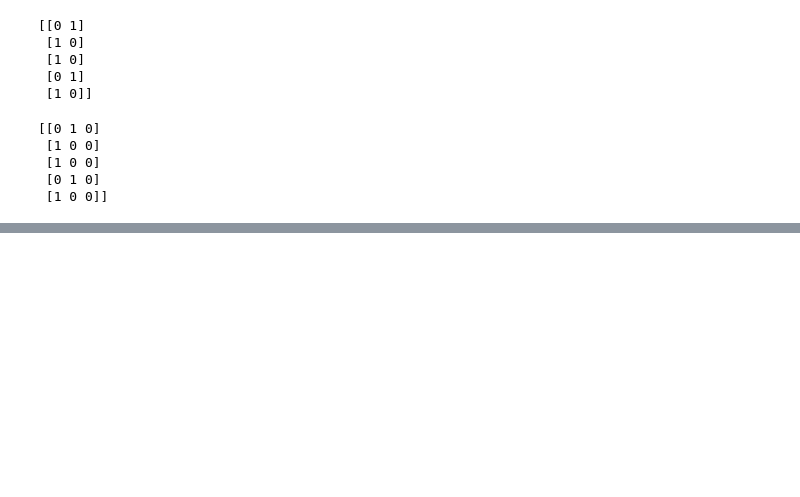
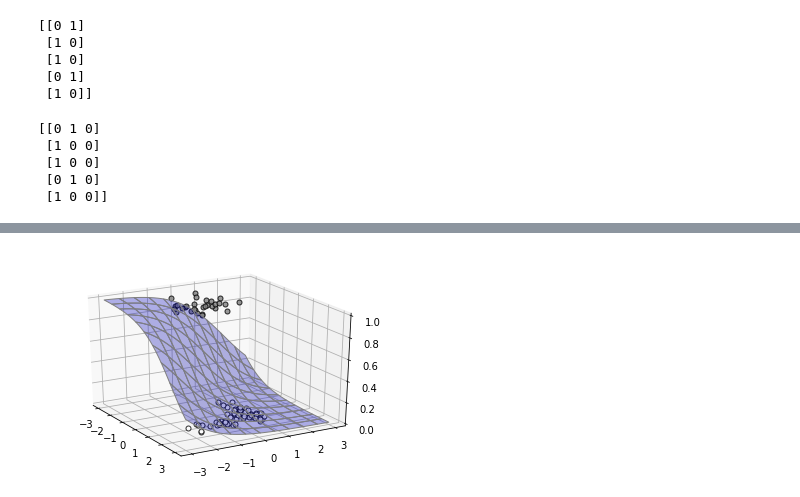
Before and after one commit to okmokm422/TIL, a Jupyter notebook: algorithm/new_ml/Chapter6 教師あり学習：分類.ipynb, the cells around one changed output, grey strips where cells are left out. Drawn from its saved outputs; the diff is of its cells as text; code cells hidden in the pictures; blank space fills up the shorter version.

```diff
--- a/algorithm/new_ml/Chapter6 教師あり学習：分類.ipynb
+++ b/algorithm/new_ml/Chapter6 教師あり学習：分類.ipynb
@@ -245,0 +275,25 @@ def show_data
+# %%
+# モデル３D表示
+from mpl_toolkits.mplot3d import axes3d
+
+def show3d_logistic2(ax, w):
+    xn = 50
+    x0 = np.linspace(X_range0[0], X_range0[1], xn)
+    x1 = np.linspace(X_range1[0], X_range1[1], xn)
+    xx0, xx1 = np.meshgrid(x0, x1)
+    y = logistic2(xx0, xx1, w)
+    ax.plot_surface(xx0, xx1, y, color='blue', edgecolor='gray', rstride=5, cstride=5, alpha=0.3)
+
+def show_data2_3d(ax, x, t):
+    c = [[.5, .5, .5], [1, 1, 1]]
+    for i in range(2):
+        ax.plot(x[t[:, i] == 1, 0], x[t[:, i] == 1, 1], 1 - i, marker='o', color=c[i], markeredgecolor='black', linestyle='none', markersize=5, alpha=0.8)
+    ax.view_init(elev=25, azim=-30)
+# %%
+Ax = plt.subplot(1, 1, 1, projection='3d')
+W = [-1, -1, -1]
+show3d_logistic2(Ax, W)
+show_data2_3d(Ax, X, T2)
+plt.show()
+# %% [output]
+[figure, added]
```
Also changed, not shown: parts of 9 cells of this notebook.
